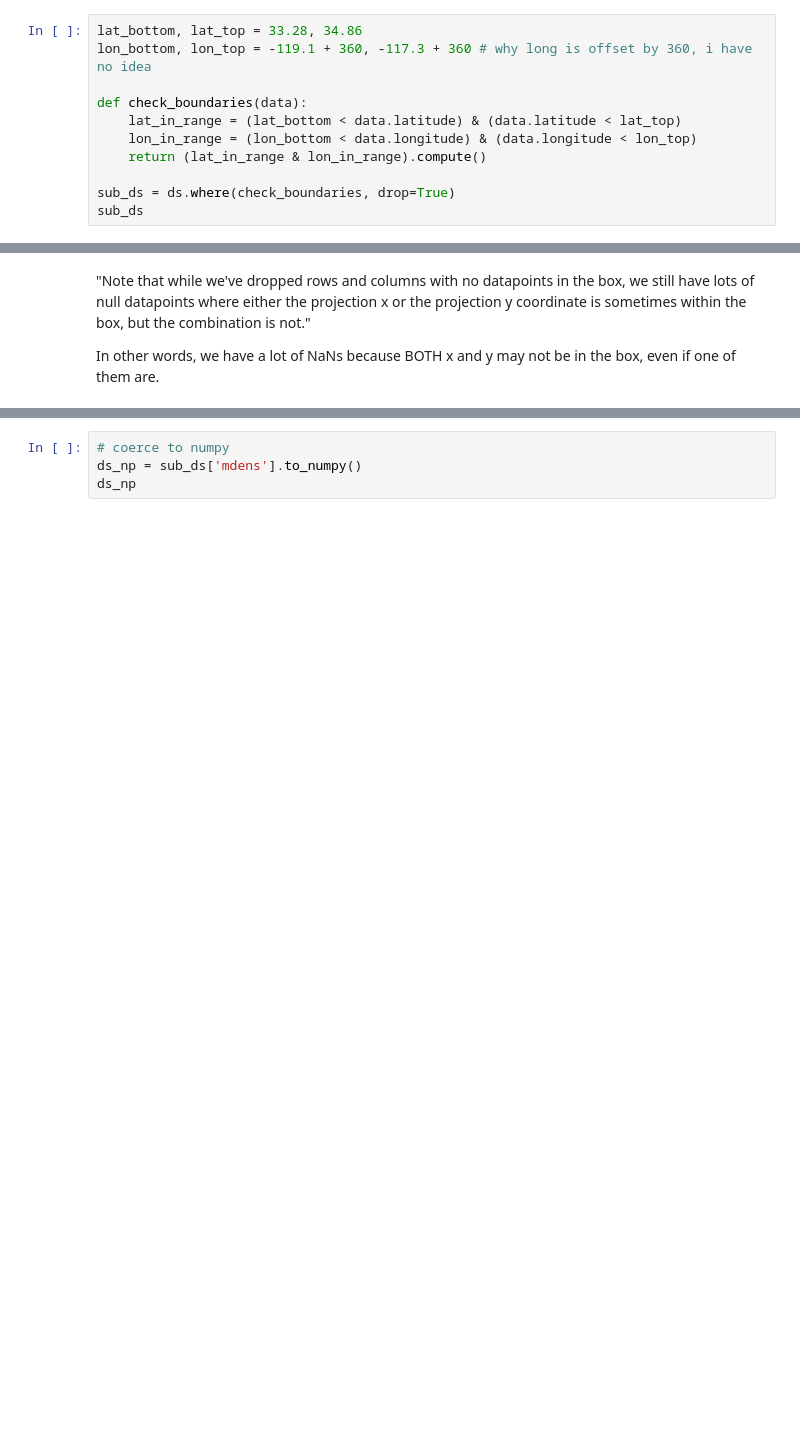
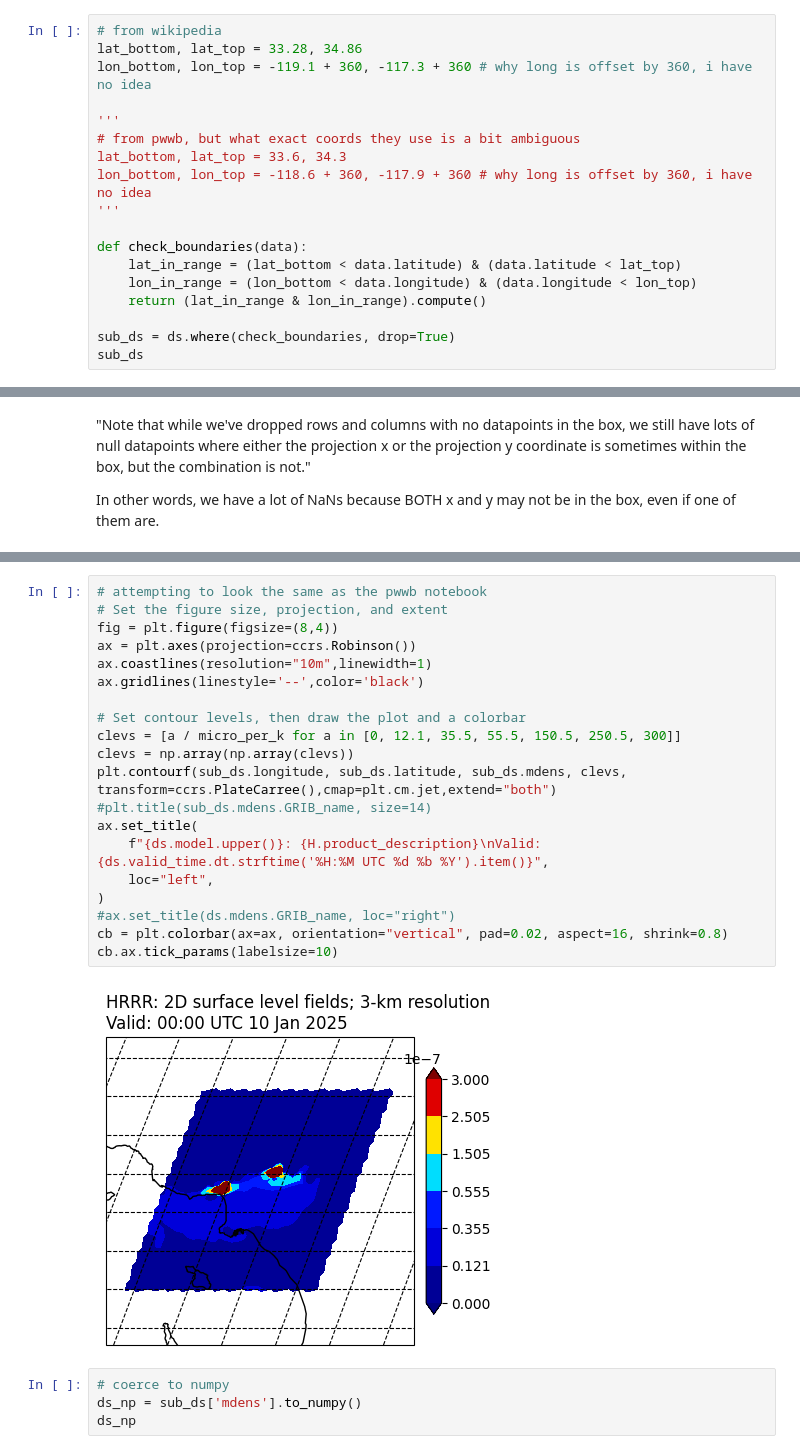
Before and after one commit to matthewgraca/hrrr-smoke-viz, a Jupyter notebook: hrrr_to_np.ipynb, the cells around one changed output, grey strips where cells are left out. Saved outputs shown, nothing was run; the diff lists cells and outputs as text; blank space fills up the shorter version.

Commit message:
added new lat/lon, sync wiht pwwb visualizations

```diff
--- a/hrrr_to_np.ipynb
+++ b/hrrr_to_np.ipynb
@@ -178,6 +179,13 @@ print(x, y)
 # %%
+# from wikipedia
 lat_bottom, lat_top = 33.28, 34.86
 lon_bottom, lon_top = -119.1 + 360, -117.3 + 360 # why long is offset by 360, i have no idea
+
+'''
+# from pwwb, but what exact coords they use is a bit ambiguous
+lat_bottom, lat_top = 33.6, 34.3
+lon_bottom, lon_top = -118.6 + 360, -117.9 + 360 # why long is offset by 360, i have no idea
+'''
 
 def check_boundaries(data):
     lat_in_range = (lat_bottom < data.latitude) & (data.latitude < lat_top)
@@ -271,3 +299,25 @@ ds.mdens.plot()
+# %%
+# attempting to look the same as the pwwb notebook
+# Set the figure size, projection, and extent
+fig = plt.figure(figsize=(8,4))
+ax = plt.axes(projection=ccrs.Robinson())
+ax.coastlines(resolution="10m",linewidth=1)
+ax.gridlines(linestyle='--',color='black')
+
+# Set contour levels, then draw the plot and a colorbar
+clevs = [a / micro_per_k for a in [0, 12.1, 35.5, 55.5, 150.5, 250.5, 300]]
+clevs = np.array(np.array(clevs))
+plt.contourf(sub_ds.longitude, sub_ds.latitude, sub_ds.mdens, clevs, transform=ccrs.PlateCarree(),cmap=plt.cm.jet,extend="both")
+#plt.title(sub_ds.mdens.GRIB_name, size=14)
+ax.set_title(
+    f"{ds.model.upper()}: {H.product_description}\nValid: {ds.valid_time.dt.strftime('%H:%M UTC %d %b %Y').item()}",
+    loc="left",
+)
+#ax.set_title(ds.mdens.GRIB_name, loc="right")
+cb = plt.colorbar(ax=ax, orientation="vertical", pad=0.02, aspect=16, shrink=0.8)
+cb.ax.tick_params(labelsize=10)
+# %% [output]
+[figure, added]
 # %%
 # coerce to numpy
 ds_np = sub_ds['mdens'].to_numpy()
```
Also changed, not shown: parts of 16 cells of this notebook.
